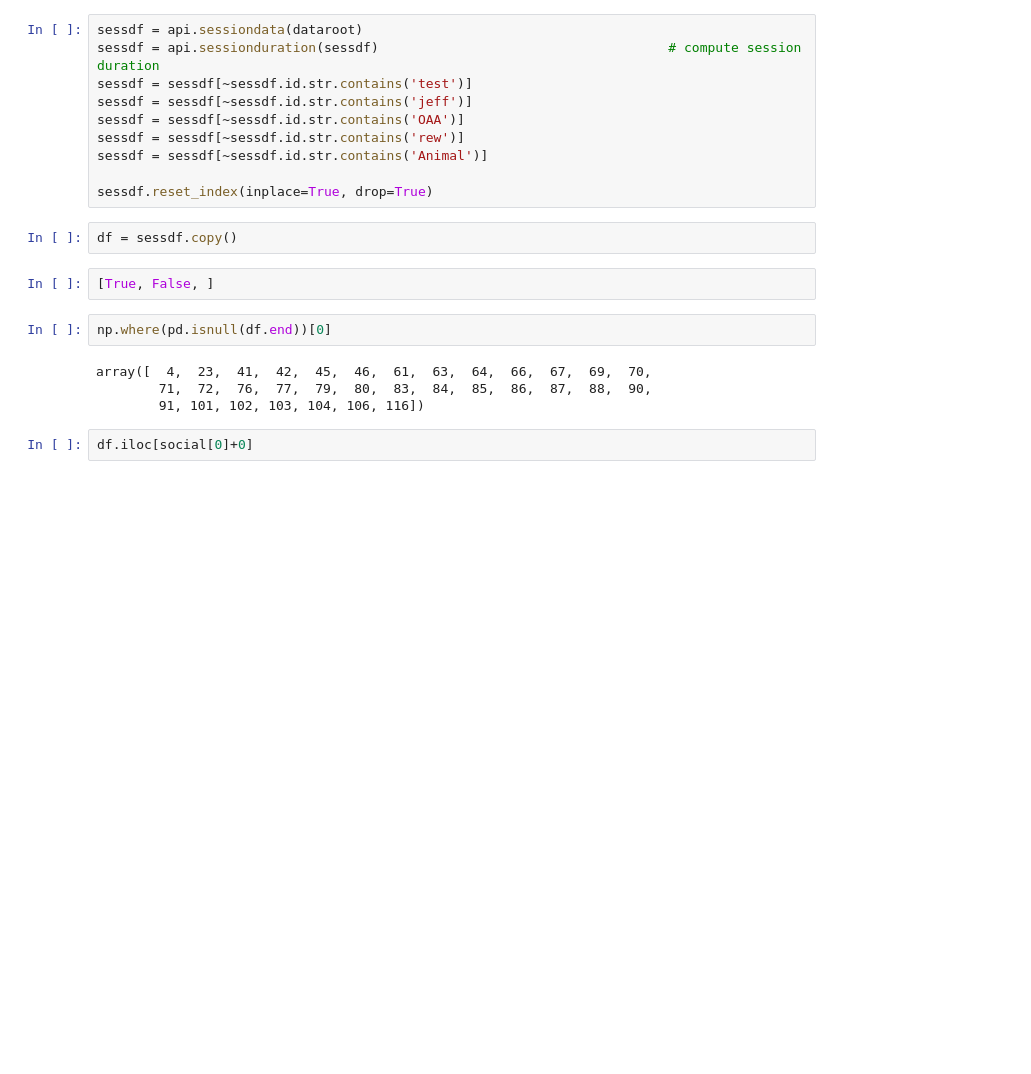
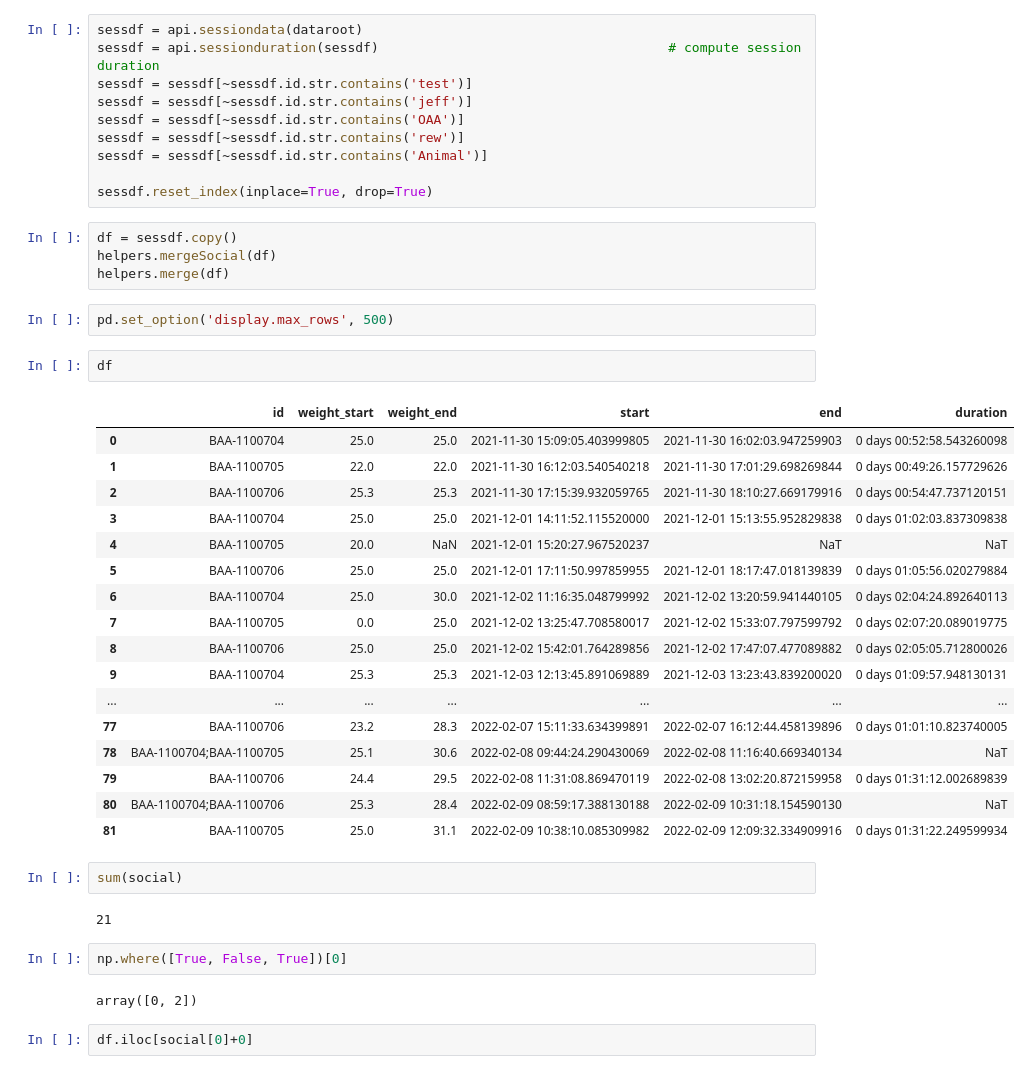
Before and after one commit to SainsburyWellcomeCentre/aeon_mecha, a Jupyter notebook: docs/examples/social.ipynb, the cells around one changed output. Cells and saved outputs as stored; diff of their text form; blank space fills up the shorter version.

Commit message:
mergeSocial

```diff
--- a/docs/examples/social.ipynb
+++ b/docs/examples/social.ipynb
@@ -73,14 +73,38 @@ sessdf = sessdf[~sessdf.id.str.contains('Animal')]
 sessdf.reset_index(inplace=True, drop=True)
 # %%
 df = sessdf.copy()
+helpers.mergeSocial(df)
+helpers.merge(df)
-# %%
-[True, False, ]
+# %%
+pd.set_option('display.max_rows', 500)
+# %%
+df
+# %% [output]
+|  | id | weight_start | weight_end | start | end | duration |
+| 0 | BAA-1100704 | 25.0 | 25.0 | 2021-11-30 15:09:05.403999805 | 2021-11-30 16:02:03.947259903 | 0 days 00:52:58.543260098 |
+| 1 | BAA-1100705 | 22.0 | 22.0 | 2021-11-30 16:12:03.540540218 | 2021-11-30 17:01:29.698269844 | 0 days 00:49:26.157729626 |
+| 2 | BAA-1100706 | 25.3 | 25.3 | 2021-11-30 17:15:39.932059765 | 2021-11-30 18:10:27.669179916 | 0 days 00:54:47.737120151 |
+| 3 | BAA-1100704 | 25.0 | 25.0 | 2021-12-01 14:11:52.115520000 | 2021-12-01 15:13:55.952829838 | 0 days 01:02:03.837309838 |
+| 4 | BAA-1100705 | 20.0 | NaN | 2021-12-01 15:20:27.967520237 | NaT | NaT |
+| 5 | BAA-1100706 | 25.0 | 25.0 | 2021-12-01 17:11:50.997859955 | 2021-12-01 18:17:47.018139839 | 0 days 01:05:56.020279884 |
+| 6 | BAA-1100704 | 25.0 | 30.0 | 2021-12-02 11:16:35.048799992 | 2021-12-02 13:20:59.941440105 | 0 days 02:04:24.892640113 |
+| 7 | BAA-1100705 | 0.0 | 25.0 | 2021-12-02 13:25:47.708580017 | 2021-12-02 15:33:07.797599792 | 0 days 02:07:20.089019775 |
+| 8 | BAA-1100706 | 25.0 | 25.0 | 2021-12-02 15:42:01.764289856 | 2021-12-02 17:47:07.477089882 | 0 days 02:05:05.712800026 |
+| 9 | BAA-1100704 | 25.3 | 25.3 | 2021-12-03 12:13:45.891069889 | 2021-12-03 13:23:43.839200020 | 0 days 01:09:57.948130131 |
+| ... | ... | ... | ... | ... | ... | ... |
+| 77 | BAA-1100706 | 23.2 | 28.3 | 2022-02-07 15:11:33.634399891 | 2022-02-07 16:12:44.458139896 | 0 days 01:01:10.823740005 |
+| 78 | BAA-1100704;BAA-1100705 | 25.1 | 30.6 | 2022-02-08 09:44:24.290430069 | 2022-02-08 11:16:40.669340134 | NaT |
+| 79 | BAA-1100706 | 24.4 | 29.5 | 2022-02-08 11:31:08.869470119 | 2022-02-08 13:02:20.872159958 | 0 days 01:31:12.002689839 |
+| 80 | BAA-1100704;BAA-1100706 | 25.3 | 28.4 | 2022-02-09 08:59:17.388130188 | 2022-02-09 10:31:18.154590130 | NaT |
+| 81 | BAA-1100705 | 25.0 | 31.1 | 2022-02-09 10:38:10.085309982 | 2022-02-09 12:09:32.334909916 | 0 days 01:31:22.249599934 |
+# %%
+sum(social)
+# %% [output]
+21
 # %%
-np.where(pd.isnull(df.end))[0]
+np.where([True, False, True])[0]
 # %% [output]
-array([  4,  23,  41,  42,  45,  46,  61,  63,  64,  66,  67,  69,  70,
-        71,  72,  76,  77,  79,  80,  83,  84,  85,  86,  87,  88,  90,
-        91, 101, 102, 103, 104, 106, 116])
+array([0, 2])
 # %%
 df.iloc[social[0]+0]
 # %% [output]
```
Also changed, not shown: 1 other file.
